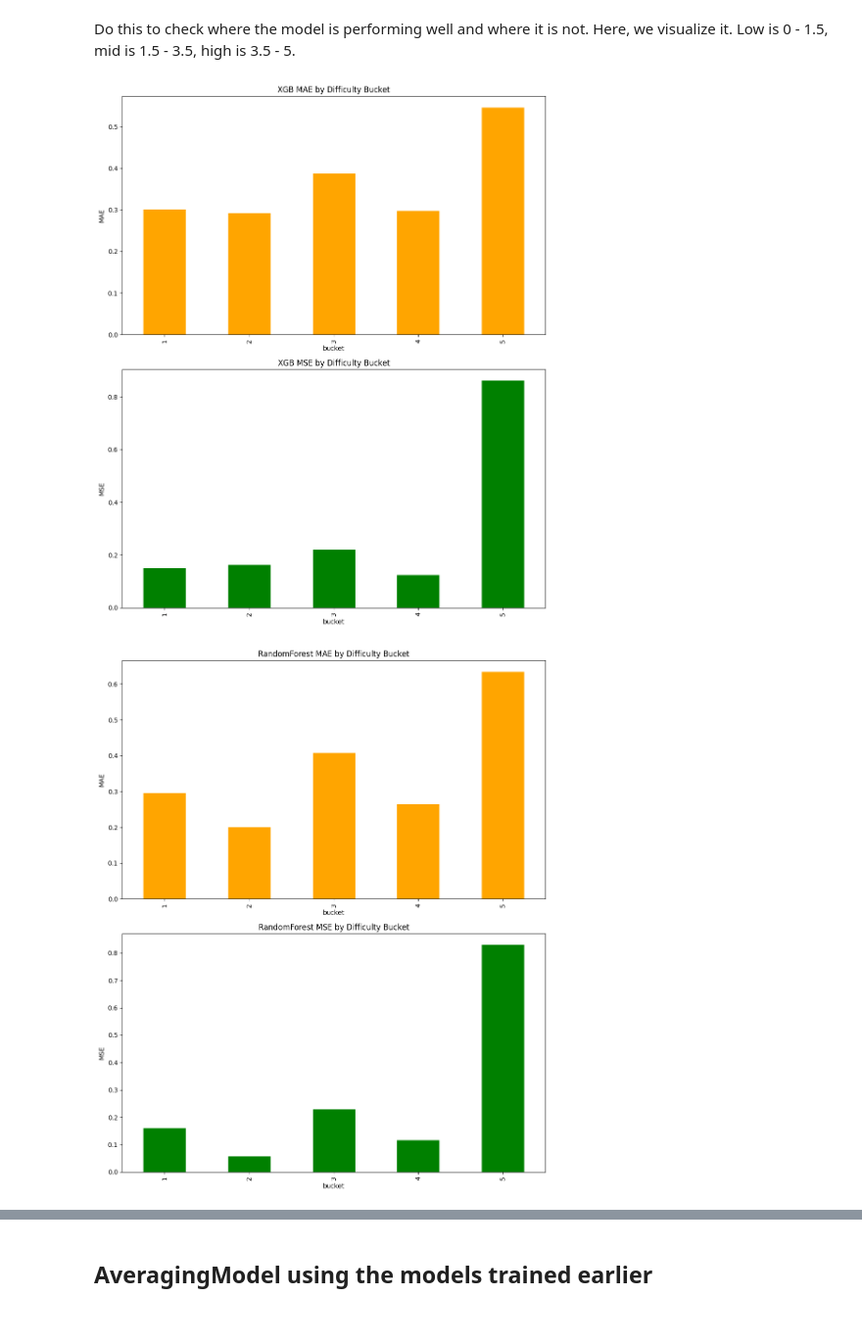
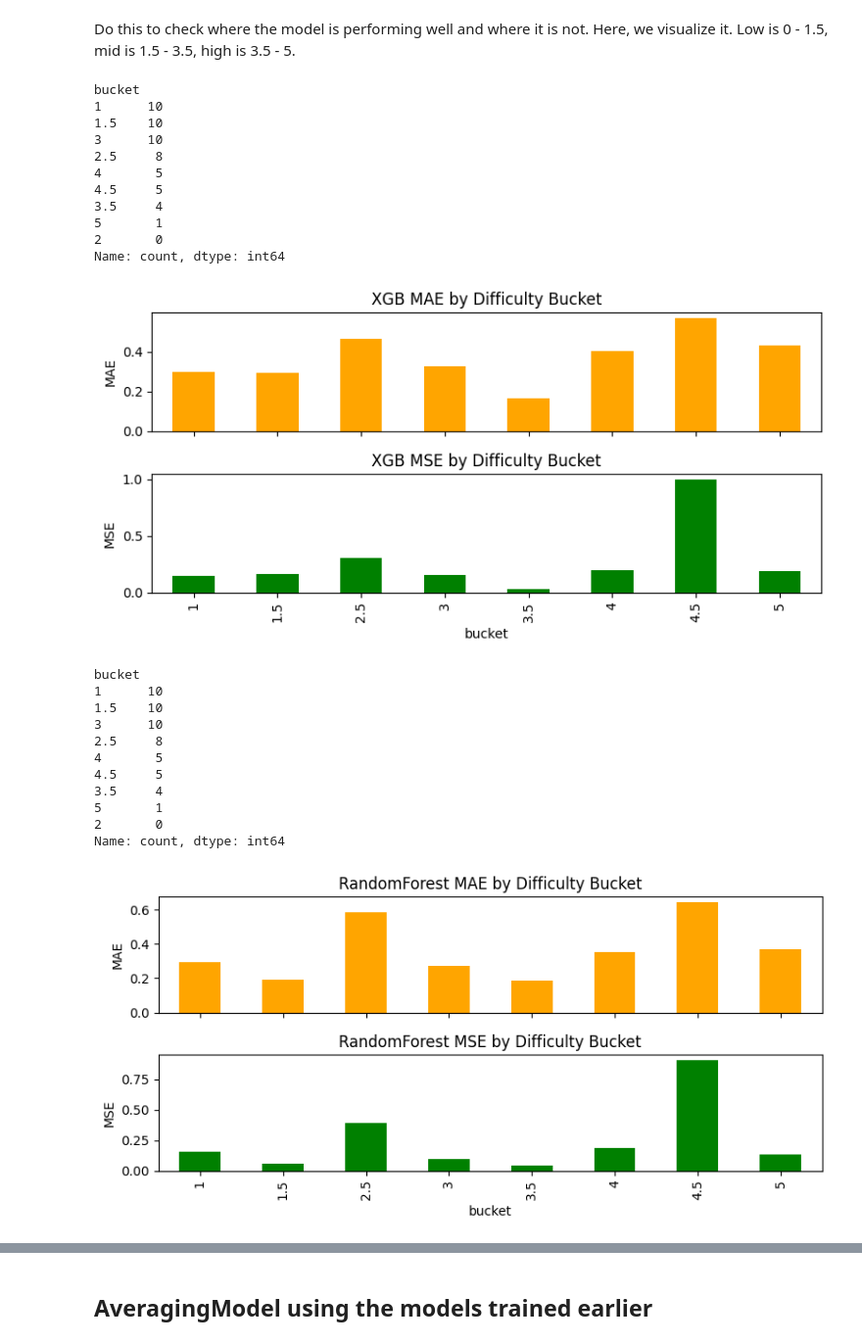
Before and after one commit to mm1400/music-difficulty-prediction, a Jupyter notebook: model.ipynb, the cells around one changed output, grey strips where cells are left out. Shown: that part at 98% size. Cells and saved outputs as stored; diff of their text form; code cells hidden in the pictures.

Commit message:
Update bucket plot in model and retrain model without SVR

```diff
--- a/model.ipynb
+++ b/model.ipynb
@@ -139,7 +139,7 @@ with open ('model_params.json', 'r') as f:
 models = {
     'XGB': XGBRegressor(**params['XGB']['best_params']),
     'RandomForest': RandomForestRegressor(**params['RandomForest']['best_params']),
-    'SVR': SVR(**params['SVR']['best_params'])
+    # 'SVR': SVR(**params['SVR']['best_params'])
 }
 # %% [markdown]
 Validation Function
@@ -192,27 +186,53 @@ Root mean squared error: 0.549537692237127
 # %% [markdown]
 Do this to check where the model is performing well and where it is not. Here, we visualize it. Low is 0 - 1.5, mid is 1.5 - 3.5, high is 3.5 - 5.
 # %%
-    for name, prediction in predictions.items():
-      # Comparing true values vs predicted
-      df = pd.DataFrame({
+for name, prediction in predictions.items():
+    # Comparing true values vs predicted
+    df = pd.DataFrame({
       'true': y_test,
       'pred': prediction,
-      })
+    })
 
       # Create buckets of difficulty
-      df['bucket'] = pd.cut(df['true'], bins=[0, 1, 2, 3, 4, 5], labels=['1', '2', '3', '4', '5'])
+    df['bucket'] = pd.cut(df['true'], bins=[0, 1, 1.5, 2, 2.5, 3, 3.5, 4, 4.5, 5],
+              labels=['1', '1.5', '2', '2.5', '3', '3.5', '4', '4.5', '5'],
+              include_lowest=True)
 
 
-      fig, axes = plt.subplots(2, 1, figsize=(10, 12))
+    print(df['bucket'].value_counts())
 
-      mae_scores = df.groupby('bucket', observed=True)[['true', 'pred']].apply(lambda g: mean_absolute_error(g['true'], g['pred']))
-      mae_scores.plot(kind='bar', ax=axes[0], title=f"{name} MAE by Difficulty Bucket", ylabel="MAE", color='orange', legend=False)
+    fig, axes = plt.subplots(2, 1, figsize=(8, 4), sharex=True)
 
-      mse_scores = df.groupby('bucket', observed=True)[['true', 'pred']].apply(lambda g: mean_squared_error(g['true'], g['pred']))
-      mse_scores.plot(kind='bar', ax=axes[1], title=f"{name} MSE by Difficulty Bucket", ylabel="MSE", color='green', legend=False)
+    mae_scores = df.groupby('bucket', observed=True)[['true', 'pred']].apply(lambda g: mean_absolute_error(g['true'], g['pred']))
+    mae_scores.plot(kind='bar', ax=axes[0], title=f"{name} MAE by Difficulty Bucket", ylabel="MAE", color='orange', legend=False)
 
-      plt.tight_layout()
-      plt.show()
+    mse_scores = df.groupby('bucket', observed=True)[['true', 'pred']].apply(lambda g: mean_squared_error(g['true'], g['pred']))
+    mse_scores.plot(kind='bar', ax=axes[1], title=f"{name} MSE by Difficulty Bucket", ylabel="MSE", color='green', legend=False)
+
+    plt.tight_layout()
+    plt.show()
 # %% [output]
+bucket
+1      10
+1.5    10
+3      10
+2.5     8
+4       5
+4.5     5
+3.5     4
+5       1
+2       0
+Name: count, dtype: int64
-[figure, old version]
+[figure, new version]
+bucket
+1      10
+1.5    10
+3      10
+2.5     8
+4       5
+4.5     5
+3.5     4
+5       1
+2       0
+Name: count, dtype: int64
-[figure, old version]
+[figure, new version]
```
Also changed, not shown: parts of 3 cells of this notebook, 3 other files.
